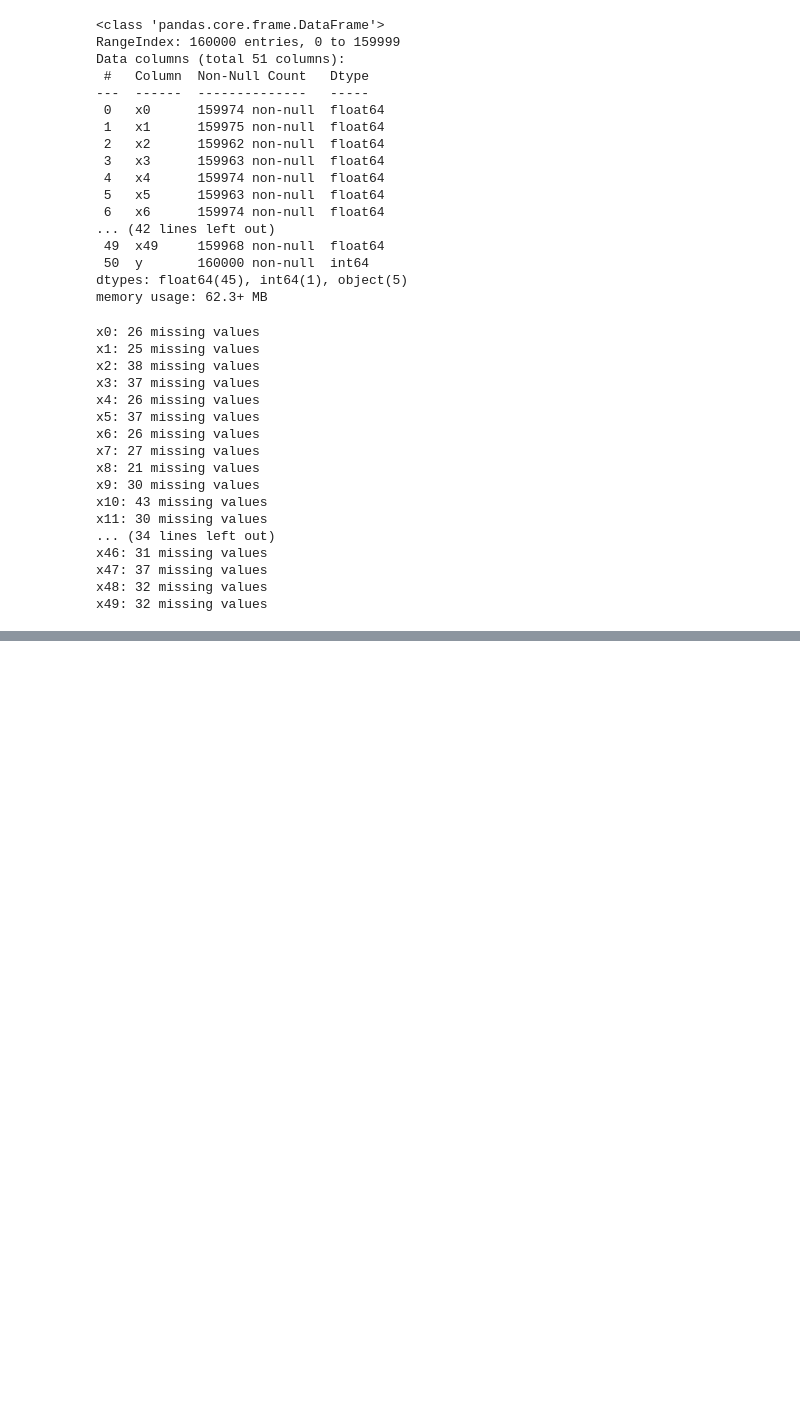
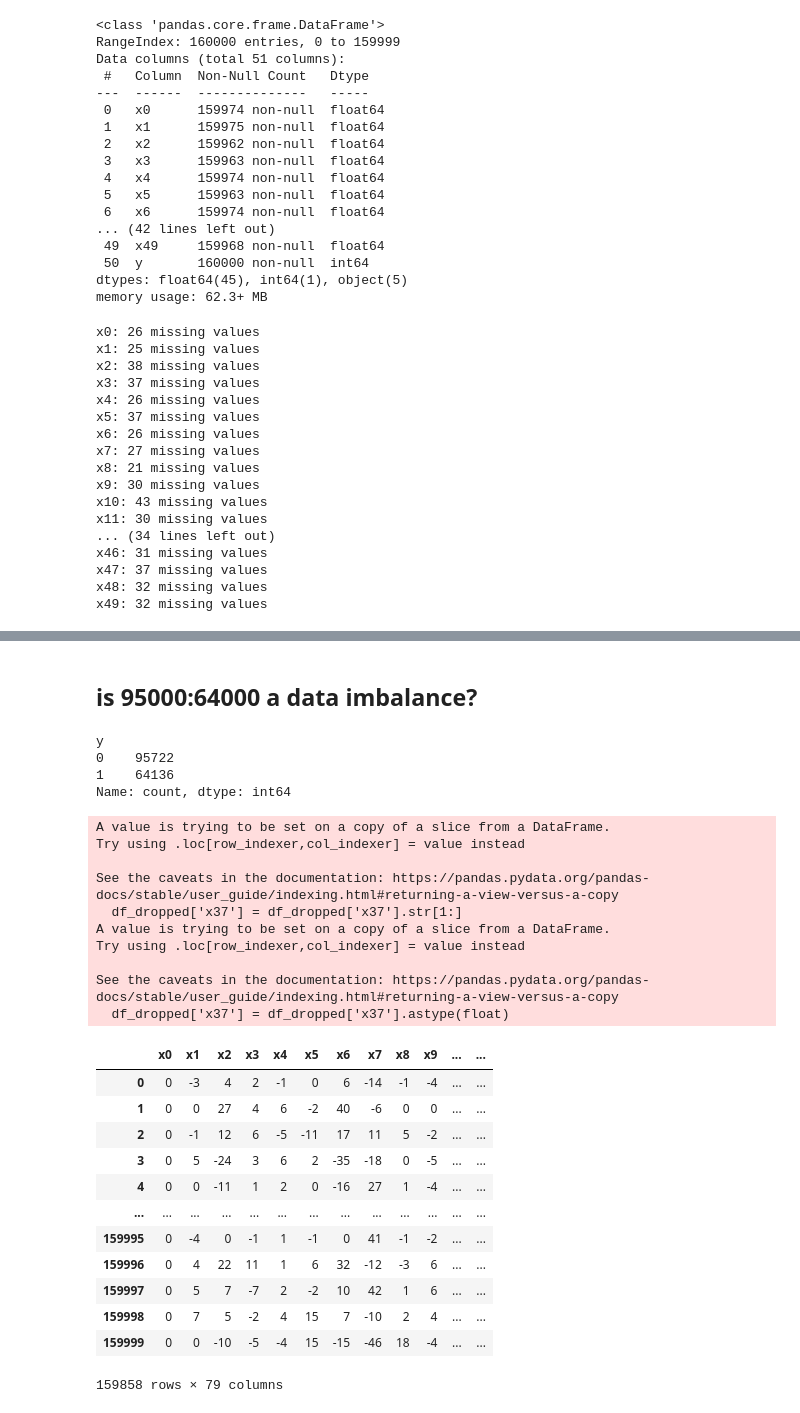
Before and after one commit to taddbackus/qtw, a Jupyter notebook: CS7/CS7.ipynb, the cells around one changed output, grey strips where cells are left out. Drawn from its saved outputs; the diff is of its cells as text; code cells hidden in the pictures; blank space fills up the shorter version.

```diff
--- a/CS7/CS7.ipynb
+++ b/CS7/CS7.ipynb
@@ -125,0 +213,43 @@ plt.show()
+# %% [markdown]
+## is 95000:64000 a data imbalance?
+# %%
+df_dropped['y'].value_counts()
+# %% [output]
+y
+0    95722
+1    64136
+Name: count, dtype: int64
+# %%
+df_dropped['x37'] = df_dropped['x37'].str[1:]
+
+df_dropped['x37'] = df_dropped['x37'].astype(float)
+
+df_dropped = pd.get_dummies(df_dropped, columns = ['x24', 'x29', 'x30', 'x32'])
+
+df_encoded = df_dropped.astype(int)
+
+df_encoded
+# %% [output]
+A value is trying to be set on a copy of a slice from a DataFrame.
+Try using .loc[row_indexer,col_indexer] = value instead
+
+See the caveats in the documentation: https://pandas.pydata.org/pandas-docs/stable/user_guide/indexing.html#returning-a-view-versus-a-copy
+  df_dropped['x37'] = df_dropped['x37'].str[1:]
+A value is trying to be set on a copy of a slice from a DataFrame.
+Try using .loc[row_indexer,col_indexer] = value instead
+
+See the caveats in the documentation: https://pandas.pydata.org/pandas-docs/stable/user_guide/indexing.html#returning-a-view-versus-a-copy
+  df_dropped['x37'] = df_dropped['x37'].astype(float)
+|  | x0 | x1 | x2 | x3 | x4 | x5 | x6 | x7 | x8 | x9 | ... | ... |
+| 0 | 0 | -3 | 4 | 2 | -1 | 0 | 6 | -14 | -1 | -4 | ... | ... |
+| 1 | 0 | 0 | 27 | 4 | 6 | -2 | 40 | -6 | 0 | 0 | ... | ... |
+| 2 | 0 | -1 | 12 | 6 | -5 | -11 | 17 | 11 | 5 | -2 | ... | ... |
+| 3 | 0 | 5 | -24 | 3 | 6 | 2 | -35 | -18 | 0 | -5 | ... | ... |
+| 4 | 0 | 0 | -11 | 1 | 2 | 0 | -16 | 27 | 1 | -4 | ... | ... |
+| ... | ... | ... | ... | ... | ... | ... | ... | ... | ... | ... | ... | ... |
+| 159995 | 0 | -4 | 0 | -1 | 1 | -1 | 0 | 41 | -1 | -2 | ... | ... |
+| 159996 | 0 | 4 | 22 | 11 | 1 | 6 | 32 | -12 | -3 | 6 | ... | ... |
+| 159997 | 0 | 5 | 7 | -7 | 2 | -2 | 10 | 42 | 1 | 6 | ... | ... |
+| 159998 | 0 | 7 | 5 | -2 | 4 | 15 | 7 | -10 | 2 | 4 | ... | ... |
+| 159999 | 0 | 0 | -10 | -5 | -4 | 15 | -15 | -46 | 18 | -4 | ... | ... |
+159858 rows × 79 columns
```
Also changed, not shown: parts of 16 cells of this notebook.
